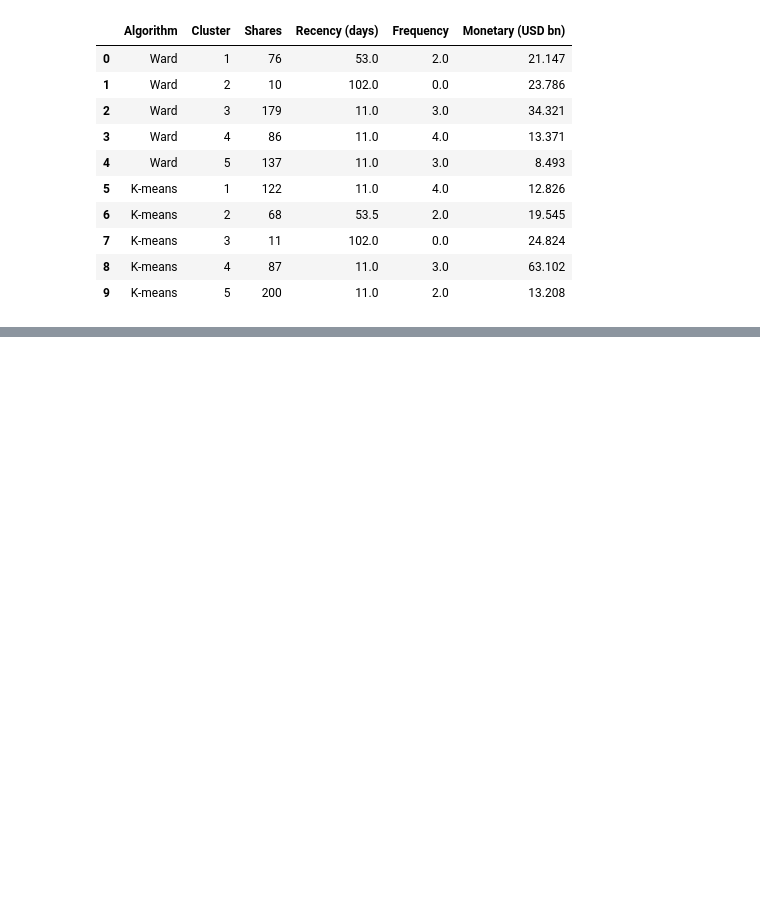
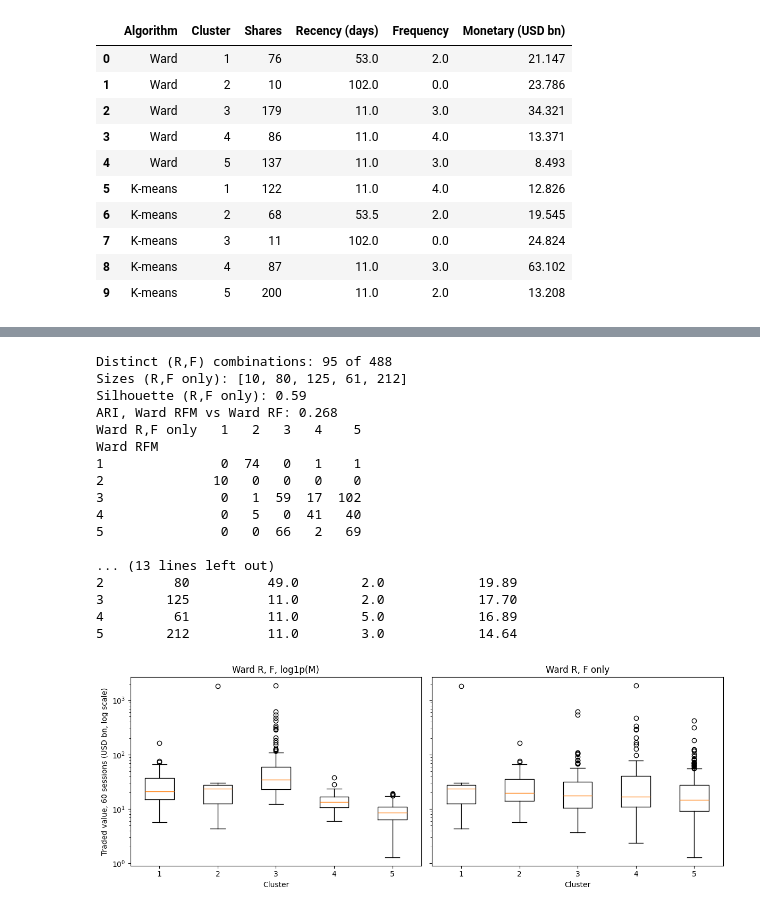
Before and after one commit to mafaiziyas/sp500-market-segmentation-fintech-analytics, a Jupyter notebook: notebooks/Task_2.ipynb, the cells around one changed output, grey strips where cells are left out. Cells and saved outputs as stored; diff of their text form; code cells hidden in the pictures; blank space fills up the shorter version.

```diff
--- a/notebooks/Task_2.ipynb
+++ b/notebooks/Task_2.ipynb
@@ -477,0 +517,64 @@ Table 2b. Trading activity profiles (medians, original units)
+# %%
+from sklearn.preprocessing import StandardScaler
+from sklearn.metrics import adjusted_rand_score, silhouette_score
+from scipy.cluster.hierarchy import linkage, fcluster
+
+K_ACT = 5
+final = pd.read_csv(f"{folder}/cluster_labels_final.csv", index_col="Ticker").loc[ft.index]
+ft["monetary_usd_bn"] = ft["monetary_usd"] / 1e9
+
+#R and F only, standardised afresh, same shares
+X_rf = ft[["recency_days", "frequency"]]
+Z_rf = pd.DataFrame(StandardScaler().fit_transform(X_rf), index=X_rf.index, columns=X_rf.columns)
+print("Distinct (R,F) combinations:", X_rf.drop_duplicates().shape[0], "of", len(X_rf))
+
+#same Ward settings, same k
+L_rf = linkage(Z_rf, method="ward", metric="euclidean")
+final["ward_rf"] = fcluster(L_rf, K_ACT, criterion="maxclust")
+assert final["ward_rf"].nunique() == K_ACT, "ties produced fewer than k clusters"
+print("Sizes (R,F only):", final["ward_rf"].value_counts().sort_index().tolist())
+print("Silhouette (R,F only):", round(silhouette_score(Z_rf, final["ward_rf"]), 3))
+
+# membership comparison
+ari = adjusted_rand_score(final["ward_activity"], final["ward_rf"])
+print("ARI, Ward RFM vs Ward RF:", round(ari, 3))
+print(pd.crosstab(final["ward_activity"], final["ward_rf"],
+                  rownames=["Ward RFM"], colnames=["Ward R,F only"]))
+
+#traded value profiles for both solutions (original units)
+def prof(col):
+    g = ft[["recency_days", "frequency", "monetary_usd_bn"]].groupby(final[col])
+    t = g.median().round(2); t.insert(0, "n", g.size()); return t
+print("\nWard RFM (k=5)\n", prof("ward_activity"))
+print("\nWard R,F only (k=5)\n", prof("ward_rf"))
+
+#boxplot of traded value by cluster
+fig, ax = plt.subplots(1, 2, figsize=(12, 4.5), sharey=True)
+for a, col, title in zip(ax, ["ward_activity", "ward_rf"], ["Ward R, F, log1p(M)", "Ward R, F only"]):
+    cl = sorted(final[col].unique())
+    a.boxplot([ft.loc[final[col] == c, "monetary_usd_bn"] for c in cl])
+    a.set_xticklabels(cl); a.set_yscale("log")
+    a.set_xlabel("Cluster"); a.set_title(title)
+ax[0].set_ylabel("Traded value, 60 sessions (USD bn, log scale)")
+plt.tight_layout(); plt.savefig(f"{folder}/monetary_removal_boxplot.png", dpi=200, bbox_inches="tight"); plt.show()
+
+final.to_csv(f"{folder}/cluster_labels_final.csv")
+# %% [output]
+Distinct (R,F) combinations: 95 of 488
+Sizes (R,F only): [10, 80, 125, 61, 212]
+Silhouette (R,F only): 0.59
+ARI, Ward RFM vs Ward RF: 0.268
+Ward R,F only   1   2   3   4    5
+Ward RFM
+1               0  74   0   1    1
+2              10   0   0   0    0
+3               0   1  59  17  102
+4               0   5   0  41   40
+5               0   0  66   2   69
+
+... (13 lines left out)
+2         80          49.0        2.0            19.89
+3        125          11.0        2.0            17.70
+4         61          11.0        5.0            16.89
+5        212          11.0        3.0            14.64
+[figure, added]
```
Also changed, not shown: parts of 2 cells of this notebook.
